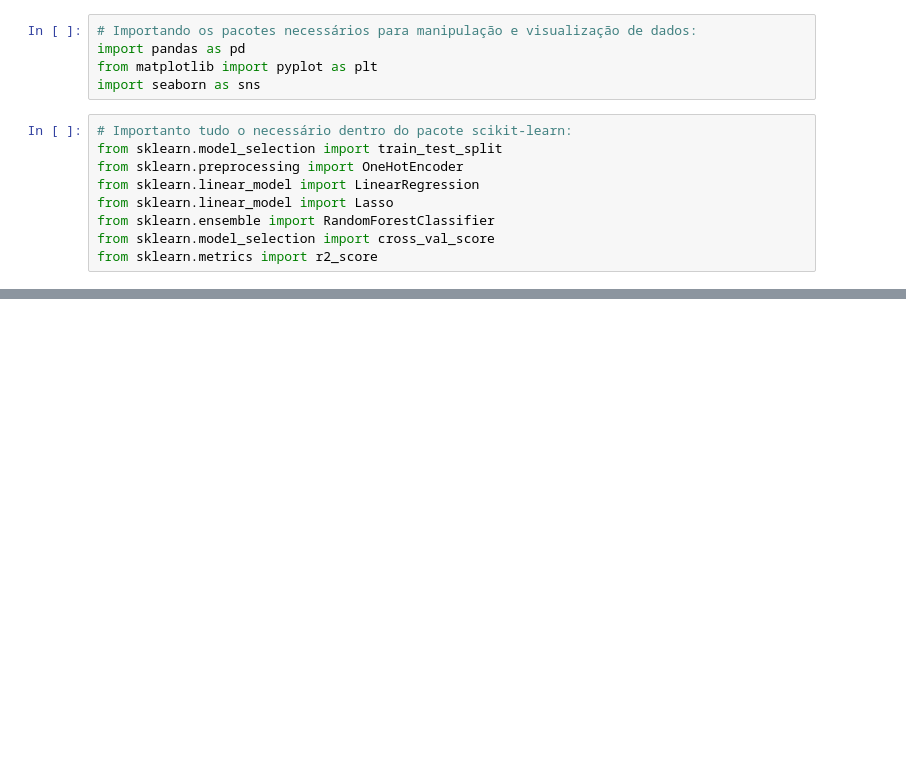
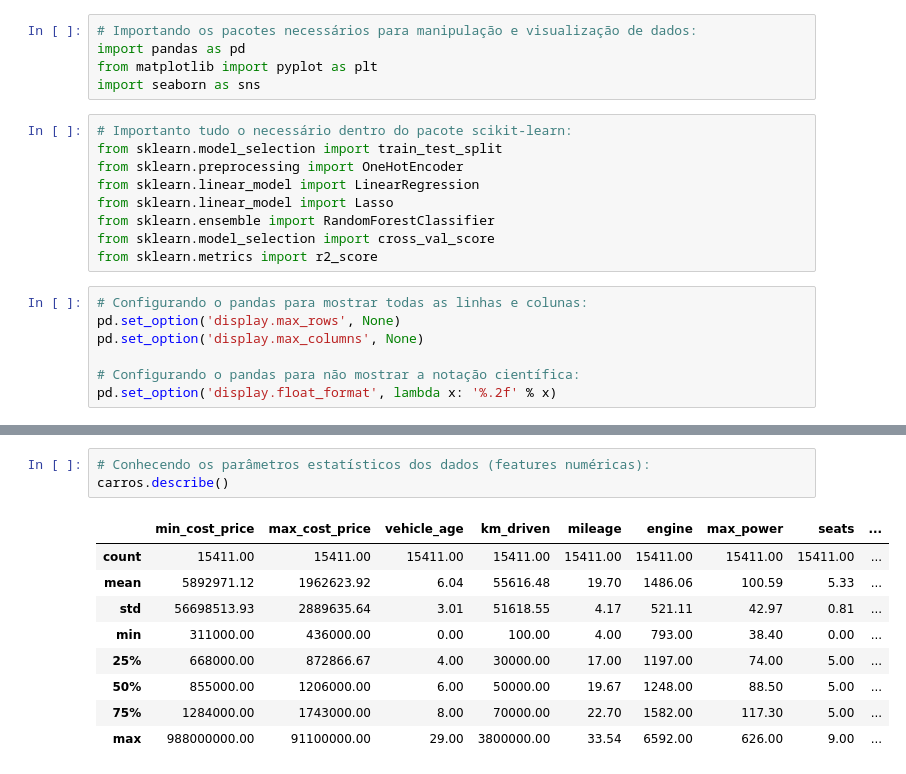
Before and after one commit to rhyanfrazao/proj-predicao-precos-veiculos, a Jupyter notebook: proj-predicao-precos-veiculos.ipynb, the cells around one changed output, grey strips where cells are left out. Drawn from its saved outputs; the diff is of its cells as text; blank space fills up the shorter version.

```diff
--- a/proj-predicao-precos-veiculos.ipynb
+++ b/proj-predicao-precos-veiculos.ipynb
@@ -20,3 +20,10 @@ from sklearn.linear_model import Lasso
 from sklearn.ensemble import RandomForestClassifier
 from sklearn.model_selection import cross_val_score
 from sklearn.metrics import r2_score
+# %%
+# Configurando o pandas para mostrar todas as linhas e colunas:
+pd.set_option('display.max_rows', None)
+pd.set_option('display.max_columns', None)
+
+# Configurando o pandas para não mostrar a notação científica:
+pd.set_option('display.float_format', lambda x: '%.2f' % x)
@@ -22,0 +149,13 @@ from sklearn.metrics import r2_score
+# %%
+# Conhecendo os parâmetros estatísticos dos dados (features numéricas):
+carros.describe()
+# %% [output]
+|  | min_cost_price | max_cost_price | vehicle_age | km_driven | mileage | engine | max_power | seats | ... |
+| count | 15411.00 | 15411.00 | 15411.00 | 15411.00 | 15411.00 | 15411.00 | 15411.00 | 15411.00 | ... |
+| mean | 5892971.12 | 1962623.92 | 6.04 | 55616.48 | 19.70 | 1486.06 | 100.59 | 5.33 | ... |
+| std | 56698513.93 | 2889635.64 | 3.01 | 51618.55 | 4.17 | 521.11 | 42.97 | 0.81 | ... |
+| min | 311000.00 | 436000.00 | 0.00 | 100.00 | 4.00 | 793.00 | 38.40 | 0.00 | ... |
+| 25% | 668000.00 | 872866.67 | 4.00 | 30000.00 | 17.00 | 1197.00 | 74.00 | 5.00 | ... |
+| 50% | 855000.00 | 1206000.00 | 6.00 | 50000.00 | 19.67 | 1248.00 | 88.50 | 5.00 | ... |
+| 75% | 1284000.00 | 1743000.00 | 8.00 | 70000.00 | 22.70 | 1582.00 | 117.30 | 5.00 | ... |
+| max | 988000000.00 | 91100000.00 | 29.00 | 3800000.00 | 33.54 | 6592.00 | 626.00 | 9.00 | ... |
```
Also changed, not shown: parts of 17 cells of this notebook.
